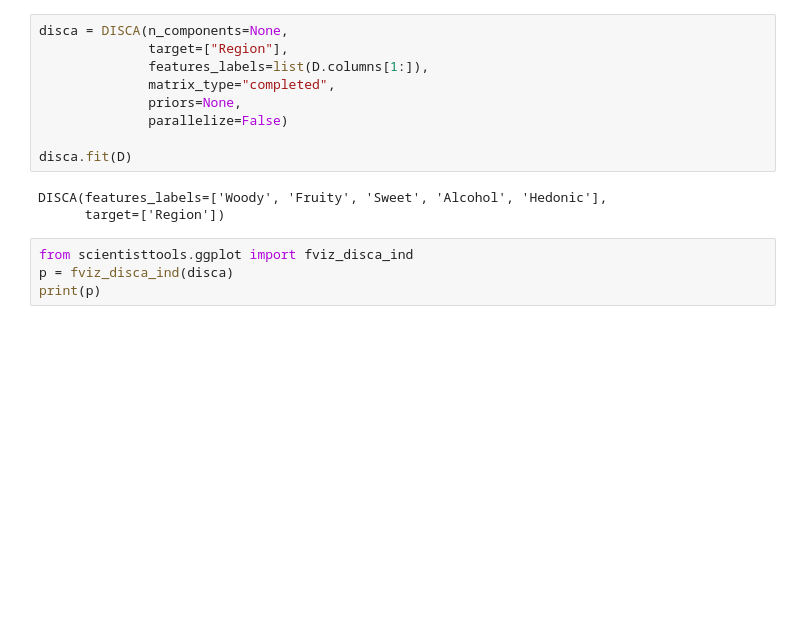
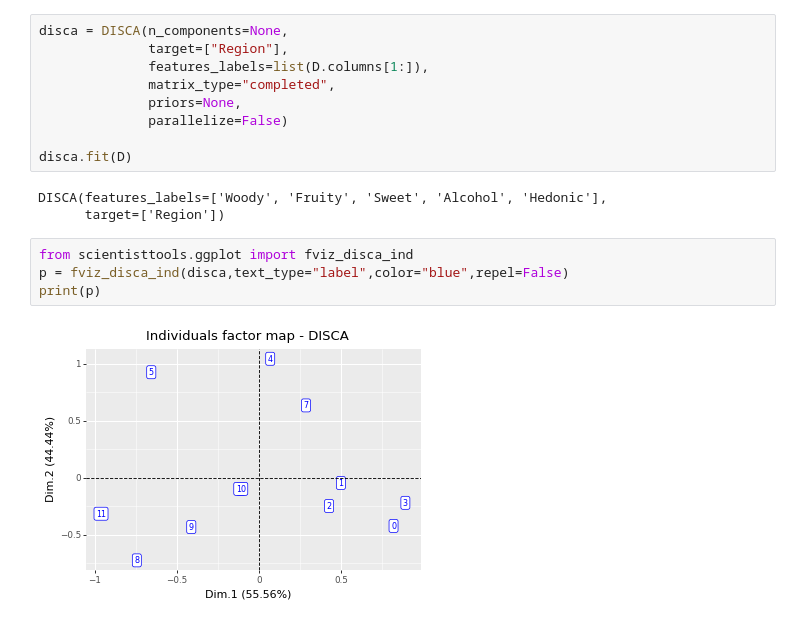
Before and after one commit to enfantbenidedieu/scientisttools, a Jupyter notebook: disca2_example.ipynb, the cells around one changed output. Drawn from its saved outputs; the diff is of its cells as text; blank space fills up the shorter version.

```diff
--- a/disca2_example.ipynb
+++ b/disca2_example.ipynb
@@ -41,5 +41,7 @@ DISCA(features_labels=['Woody', 'Fruity', 'Sweet', 'Alcohol', 'Hedonic'],
       target=['Region'])
 # %%
 from scientisttools.ggplot import fviz_disca_ind
-p = fviz_disca_ind(disca)
+p = fviz_disca_ind(disca,text_type="label",color="blue",repel=False)
 print(p)
+# %% [output]
+[figure, added]
```
Also changed, not shown: parts of 2 cells of this notebook, 3 other files.
